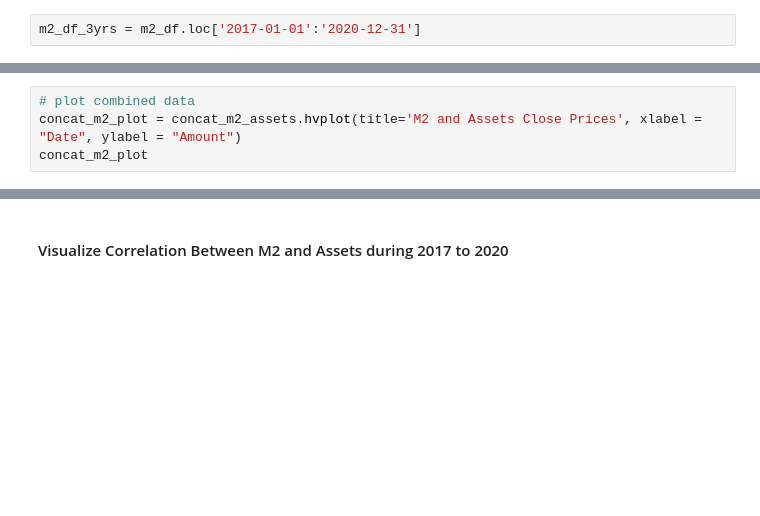
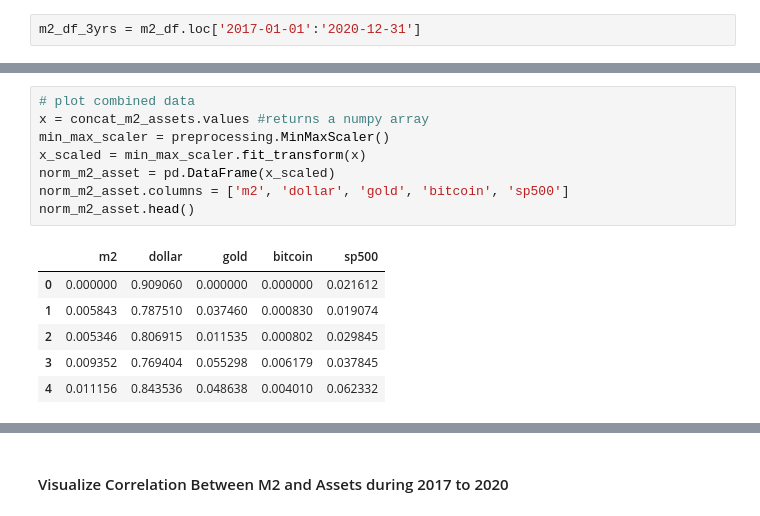
Before and after one commit to leongaoleon/project_one, a Jupyter notebook: Project_One.ipynb, the cells around one changed output, grey strips where cells are left out. Drawn from its saved outputs; the diff is of its cells as text; blank space fills up the shorter version.

```diff
--- a/Project_One.ipynb
+++ b/Project_One.ipynb
@@ -1398,4 +1597,15 @@ concat_m2_assets.tail()
-# %%
-# plot combined data
-concat_m2_plot = concat_m2_assets.hvplot(title='M2 and Assets Close Prices', xlabel = "Date", ylabel = "Amount")
-concat_m2_plot
+# %%
+# plot combined data
+x = concat_m2_assets.values #returns a numpy array
+min_max_scaler = preprocessing.MinMaxScaler()
+x_scaled = min_max_scaler.fit_transform(x)
+norm_m2_asset = pd.DataFrame(x_scaled)
+norm_m2_asset.columns = ['m2', 'dollar', 'gold', 'bitcoin', 'sp500']
+norm_m2_asset.head()
+# %% [output]
+|  | m2 | dollar | gold | bitcoin | sp500 |
+| 0 | 0.000000 | 0.909060 | 0.000000 | 0.000000 | 0.021612 |
+| 1 | 0.005843 | 0.787510 | 0.037460 | 0.000830 | 0.019074 |
+| 2 | 0.005346 | 0.806915 | 0.011535 | 0.000802 | 0.029845 |
+| 3 | 0.009352 | 0.769404 | 0.055298 | 0.006179 | 0.037845 |
+| 4 | 0.011156 | 0.843536 | 0.048638 | 0.004010 | 0.062332 |
```
Also changed, not shown: parts of 39 cells of this notebook.
